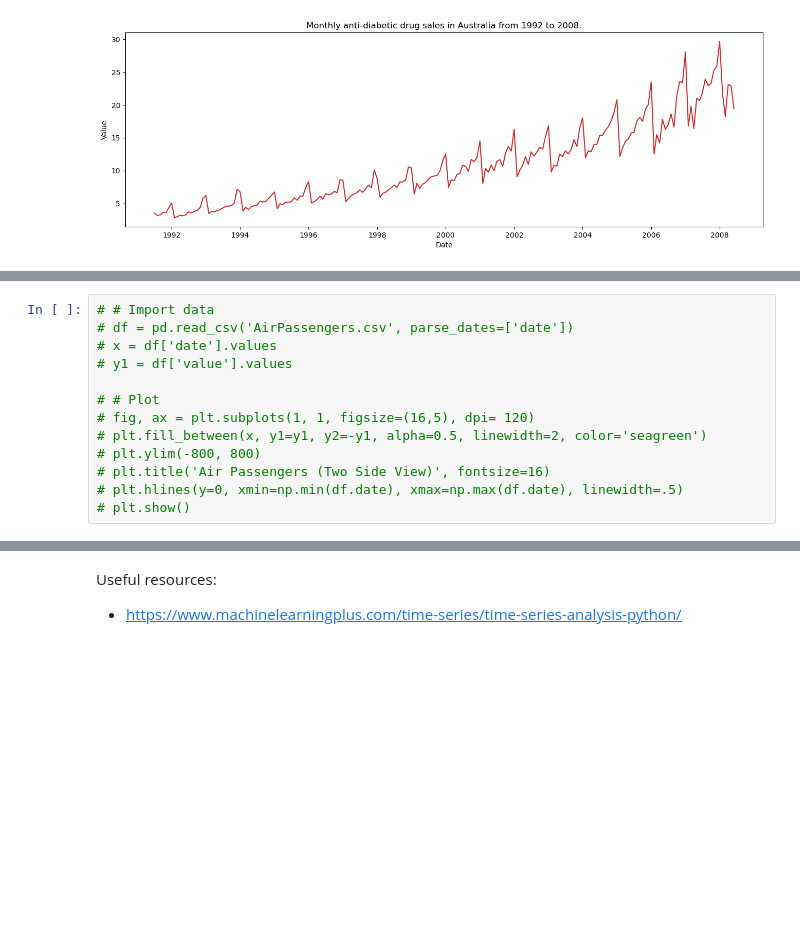
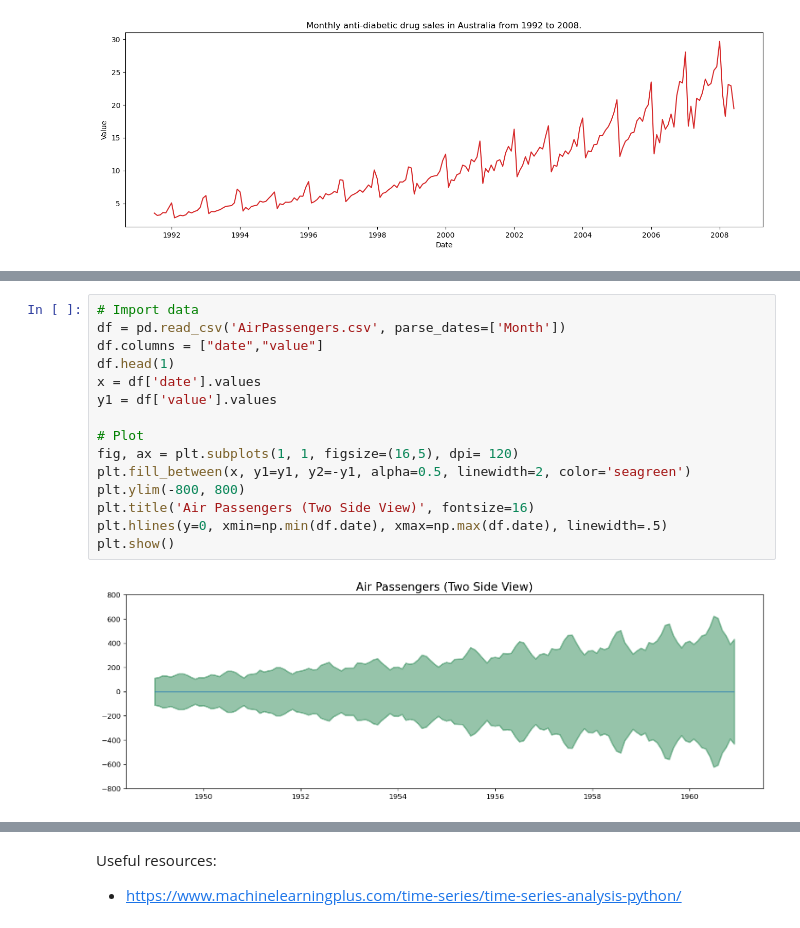
Before and after one commit to nisengweregis/time_series, a Jupyter notebook: time_series_v3.ipynb, the cells around one changed output, grey strips where cells are left out. Drawn from its saved outputs; the diff is of its cells as text; blank space fills up the shorter version.

```diff
--- a/time_series_v3.ipynb
+++ b/time_series_v3.ipynb
@@ -60,13 +77,17 @@ plot_df(df, x=df.index, y=df.value, title='Monthly anti-diabetic drug sales in A
 # %%
-# # Import data
-# df = pd.read_csv('AirPassengers.csv', parse_dates=['date'])
-# x = df['date'].values
-# y1 = df['value'].values
+# Import data
+df = pd.read_csv('AirPassengers.csv', parse_dates=['Month'])
+df.columns = ["date","value"]
+df.head(1)
+x = df['date'].values
+y1 = df['value'].values
 
-# # Plot
-# fig, ax = plt.subplots(1, 1, figsize=(16,5), dpi= 120)
-# plt.fill_between(x, y1=y1, y2=-y1, alpha=0.5, linewidth=2, color='seagreen')
-# plt.ylim(-800, 800)
-# plt.title('Air Passengers (Two Side View)', fontsize=16)
-# plt.hlines(y=0, xmin=np.min(df.date), xmax=np.max(df.date), linewidth=.5)
-# plt.show()
+# Plot
+fig, ax = plt.subplots(1, 1, figsize=(16,5), dpi= 120)
+plt.fill_between(x, y1=y1, y2=-y1, alpha=0.5, linewidth=2, color='seagreen')
+plt.ylim(-800, 800)
+plt.title('Air Passengers (Two Side View)', fontsize=16)
+plt.hlines(y=0, xmin=np.min(df.date), xmax=np.max(df.date), linewidth=.5)
+plt.show()
+# %% [output]
+[figure, added]
```
Also changed, not shown: parts of 3 cells of this notebook.
